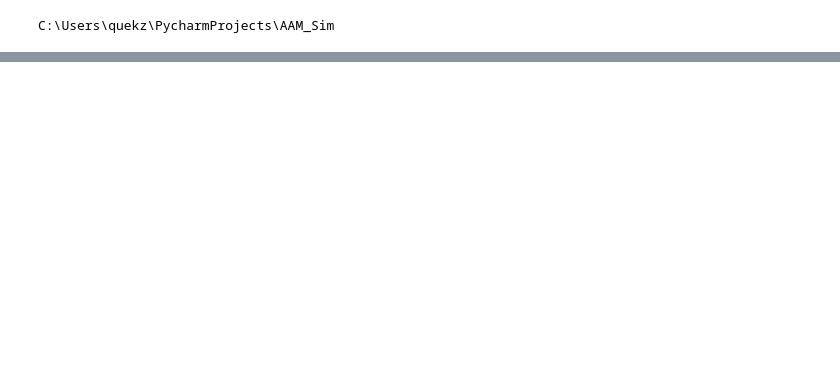
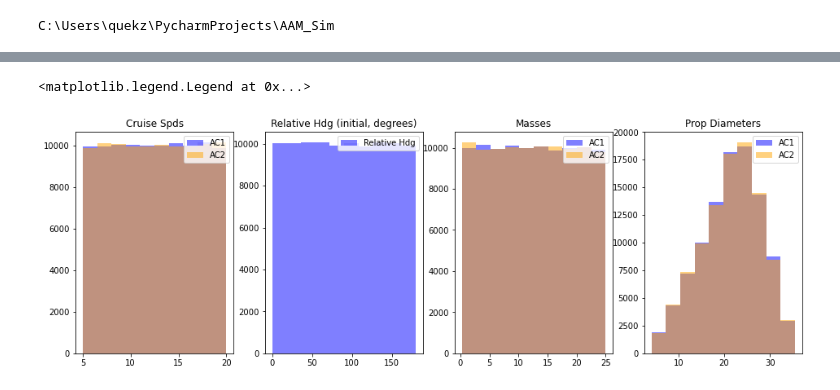
Before and after one commit to zhihaoquek/AAM_Sim, a Jupyter notebook: MonteCarlo/TwoAircraftEncounter/Parameter Generator.ipynb, the cells around one changed output, grey strips where cells are left out. Saved outputs shown, nothing was run; the diff lists cells and outputs as text; code cells hidden in the pictures; blank space fills up the shorter version.

```diff
--- a/MonteCarlo/TwoAircraftEncounter/Parameter Generator.ipynb
+++ b/MonteCarlo/TwoAircraftEncounter/Parameter Generator.ipynb
@@ -65,5 +65,8 @@ def FP_gen(HDG, speed, time, num_wpts, ini_pos):
 
 def calc_diameter(mass):
     """Data for this function obtained from log-log plot of popular DJI quadrotors"""
-    diameter = round(np.random.uniform(0.8, 1.2) * np.exp((0.3878 * np.log(mass) + 2.1387)), 1)
+    if isinstance(mass, type(np.array([]))):
+        diameter = (np.random.uniform(0.8, 1.2, size=len(mass)) * np.exp((0.3878 * np.log(mass) + 2.1387))).round(1)
+    else:
+        diameter = round(np.random.uniform(0.8, 1.2) * np.exp((0.3878 * np.log(mass) + 2.1387)), 1)
     return diameter
@@ -262 +343,32 @@ Name: AC1_GPS_horizontal_auto, dtype: float64
+# %%
+# Plot some figures to check init settings
+
+param_df['Relative Hdg (initial, degrees)'] = np.arccos(np.cos(param_df['AC1_HDG'])*np.cos(param_df['AC2_HDG']) \
+                                                        + np.sin(param_df['AC1_HDG'])*np.sin(param_df['AC2_HDG']))*180/np.pi
+# %%
+fig, axs = plt.subplots(ncols=4, figsize=(16,5))
+
+axs[0].hist(param_df['AC1_Cruise_Speed'], label='AC1', color='b', alpha=0.5)
+axs[0].hist(param_df['AC2_Cruise_Speed'], label='AC2', color='orange', alpha=0.5)
+axs[0].set_title('Cruise Spds')
+axs[0].legend()
+
+axs[1].hist(param_df['Relative Hdg (initial, degrees)'], color='b', alpha=0.5, label = 'Relative Hdg')
+axs[1].set_title('Relative Hdg (initial, degrees)')
+axs[1].legend()
+
+axs[2].hist(param_df['AC1_Mass'], color='b', alpha=0.5, label = 'AC1')
+axs[2].hist(param_df['AC2_Mass'], color='orange', alpha=0.5, label = 'AC2')
+axs[2].set_title('Masses')
+axs[2].legend()
+
+axs[3].hist(param_df['AC1_Prop_Diameter'], color='b', alpha=0.5, label = 'AC1')
+axs[3].hist(param_df['AC2_Prop_Diameter'], color='orange', alpha=0.5, label = 'AC2')
+axs[3].set_title('Prop Diameters')
+axs[3].legend()
+
+plt.show()
+# %% [output]
+<matplotlib.legend.Legend at 0x...>
+[figure, added]
 # %%
```
Also changed, not shown: parts of 18 cells of this notebook, 10 other files.
